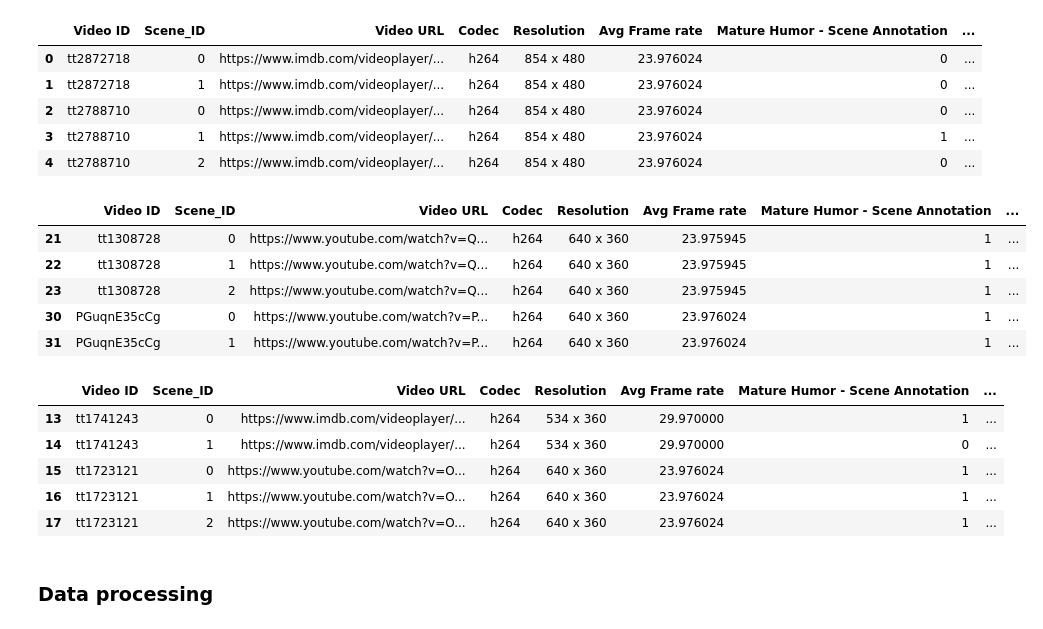
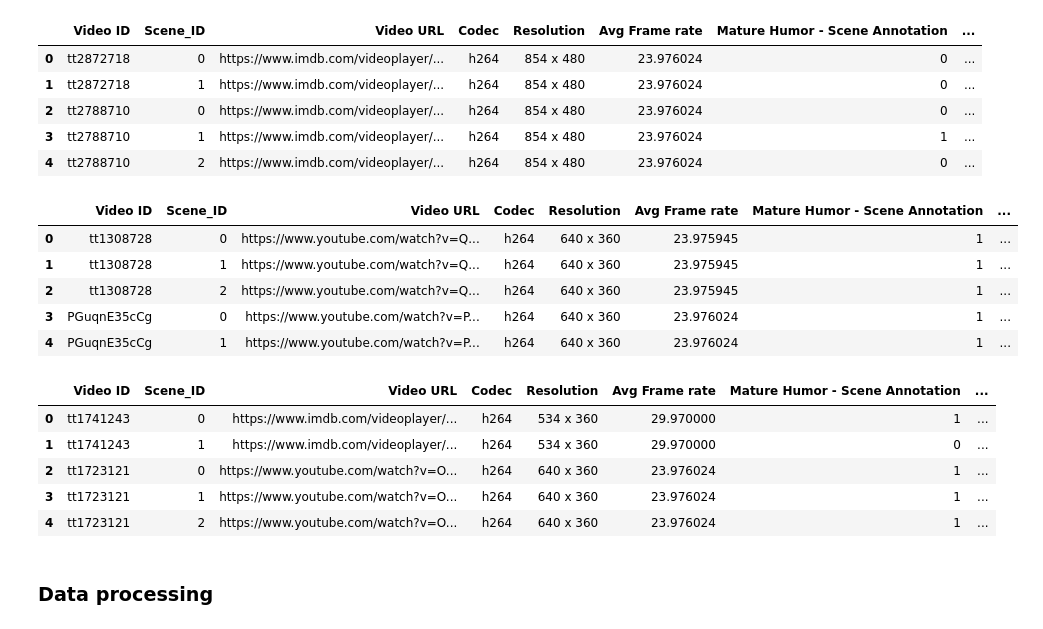
Before and after one commit to maysie0110/RATING-Project, a Jupyter notebook: notebook.ipynb, the cells around one changed output. Saved outputs shown, nothing was run; the diff lists cells and outputs as text; code cells hidden in the pictures.

```diff
--- a/notebook.ipynb
+++ b/notebook.ipynb
@@ -81,9 +53,11 @@ import cv2
 import os
 # %%
 # global variables
-train_dir = "/work/train_data/"
-val_dir = "/work/val_data/"
-test_dir = "/work/test_data/"
+
+# train_dir = "C:/Users/maitr/Desktop/COSC6373-ComputerVision/Rating/RATING-Project/RATING-Project/train_data/"
+train_dir = os.getcwd() + "/train_data/"
+val_dir = os.getcwd() + "/val_data/"
+test_dir = os.getcwd() + "/test_data/"
 
 # Hyperparameters
 MAX_SEQ_LENGTH = 20
@@ -114,28 +88,28 @@ train_df.head()
 | 4 | tt2788710 | 2 | https://www.imdb.com/videoplayer/... | h264 | 854 x 480 | 23.976024 | 0 | ... |
 # %%
 # Create a dataframe which contains multiclass classification content annotations for each video scene used in the validation set.
-val_df = pd.read_csv('val.csv', index_col=0, dtype={'combination': object})
+val_df = pd.read_csv('val.csv', dtype={'combination': object}).iloc[:,1:]
 val_df["path"] = val_dir + val_df["Video ID"]+ ".0" + val_df["Scene_ID"].astype(str) + ".mp4"
 val_df.head()
 # %% [output]
 |  | Video ID | Scene_ID | Video URL | Codec | Resolution | Avg Frame rate | Mature Humor - Scene Annotation | ... |
-| 21 | tt1308728 | 0 | https://www.youtube.com/watch?v=Q... | h264 | 640 x 360 | 23.975945 | 1 | ... |
-| 22 | tt1308728 | 1 | https://www.youtube.com/watch?v=Q... | h264 | 640 x 360 | 23.975945 | 1 | ... |
-| 23 | tt1308728 | 2 | https://www.youtube.com/watch?v=Q... | h264 | 640 x 360 | 23.975945 | 1 | ... |
-| 30 | PGuqnE35cCg | 0 | https://www.youtube.com/watch?v=P... | h264 | 640 x 360 | 23.976024 | 1 | ... |
-| 31 | PGuqnE35cCg | 1 | https://www.youtube.com/watch?v=P... | h264 | 640 x 360 | 23.976024 | 1 | ... |
+| 0 | tt1308728 | 0 | https://www.youtube.com/watch?v=Q... | h264 | 640 x 360 | 23.975945 | 1 | ... |
+| 1 | tt1308728 | 1 | https://www.youtube.com/watch?v=Q... | h264 | 640 x 360 | 23.975945 | 1 | ... |
+| 2 | tt1308728 | 2 | https://www.youtube.com/watch?v=Q... | h264 | 640 x 360 | 23.975945 | 1 | ... |
+| 3 | PGuqnE35cCg | 0 | https://www.youtube.com/watch?v=P... | h264 | 640 x 360 | 23.976024 | 1 | ... |
+| 4 | PGuqnE35cCg | 1 | https://www.youtube.com/watch?v=P... | h264 | 640 x 360 | 23.976024 | 1 | ... |
 # %%
 # Create a dataframe which contains multiclass classification content annotations for each video scene used in the test set.
-test_df = pd.read_csv('test.csv', index_col=0, dtype={'combination': object})
+test_df = pd.read_csv('test-updated.csv', dtype={'combination': object}).iloc[:,1:]
 test_df["path"] = test_dir + test_df["Video ID"]+ ".0" + test_df["Scene_ID"].astype(str) + ".mp4"
 test_df.head()
 # %% [output]
 |  | Video ID | Scene_ID | Video URL | Codec | Resolution | Avg Frame rate | Mature Humor - Scene Annotation | ... |
-| 13 | tt1741243 | 0 | https://www.imdb.com/videoplayer/... | h264 | 534 x 360 | 29.970000 | 1 | ... |
-| 14 | tt1741243 | 1 | https://www.imdb.com/videoplayer/... | h264 | 534 x 360 | 29.970000 | 0 | ... |
-| 15 | tt1723121 | 0 | https://www.youtube.com/watch?v=O... | h264 | 640 x 360 | 23.976024 | 1 | ... |
-| 16 | tt1723121 | 1 | https://www.youtube.com/watch?v=O... | h264 | 640 x 360 | 23.976024 | 1 | ... |
-| 17 | tt1723121 | 2 | https://www.youtube.com/watch?v=O... | h264 | 640 x 360 | 23.976024 | 1 | ... |
+| 0 | tt1741243 | 0 | https://www.imdb.com/videoplayer/... | h264 | 534 x 360 | 29.970000 | 1 | ... |
+| 1 | tt1741243 | 1 | https://www.imdb.com/videoplayer/... | h264 | 534 x 360 | 29.970000 | 0 | ... |
+| 2 | tt1723121 | 0 | https://www.youtube.com/watch?v=O... | h264 | 640 x 360 | 23.976024 | 1 | ... |
+| 3 | tt1723121 | 1 | https://www.youtube.com/watch?v=O... | h264 | 640 x 360 | 23.976024 | 1 | ... |
+| 4 | tt1723121 | 2 | https://www.youtube.com/watch?v=O... | h264 | 640 x 360 | 23.976024 | 1 | ... |
 # %% [markdown]
 ### Data processing
 # %% [markdown]
```
Also changed, not shown: parts of 12 cells of this notebook, 11 other files.
